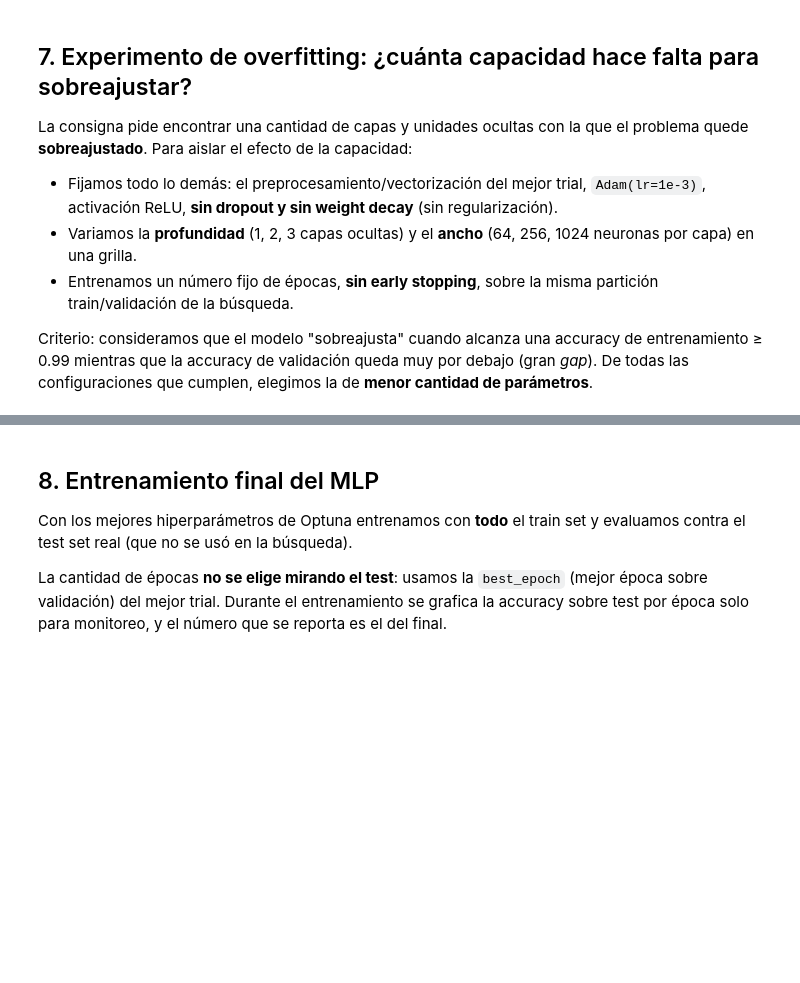
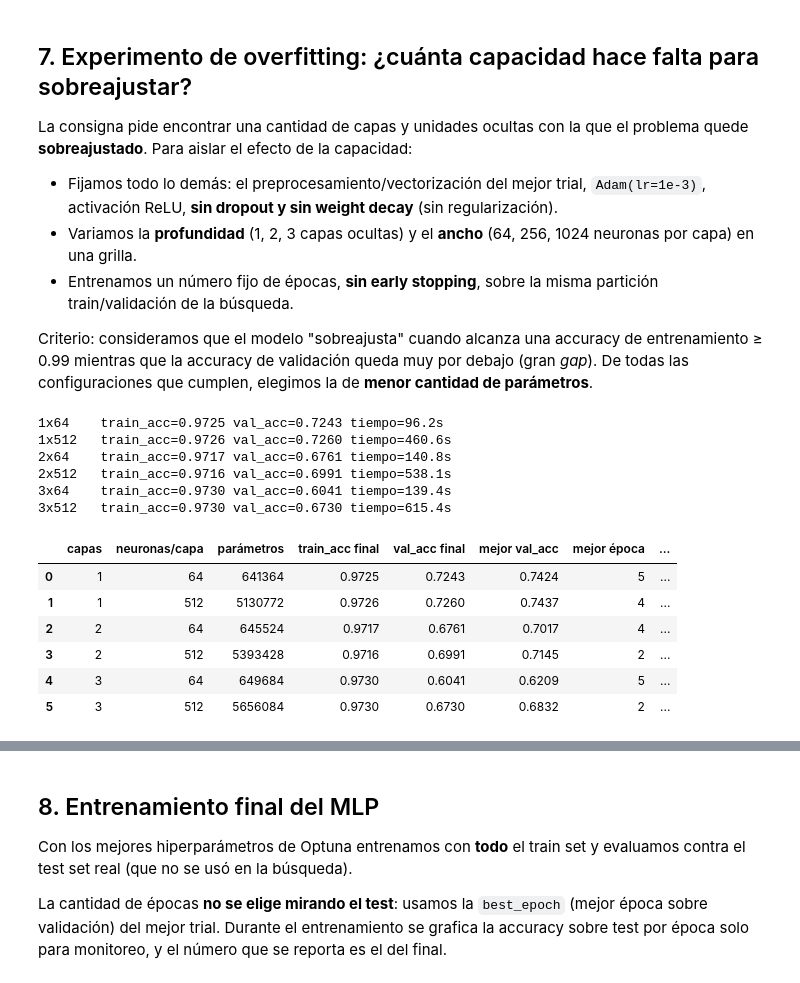
Before and after one commit to egallardo16/TP2-MLP, a Jupyter notebook: 02_MLP_20Newsgroups.ipynb, the cells around one changed output, grey strips where cells are left out. Drawn from its saved outputs; the diff is of its cells as text; code cells hidden in the pictures; blank space fills up the shorter version.

```diff
--- a/02_MLP_20Newsgroups.ipynb
+++ b/02_MLP_20Newsgroups.ipynb
@@ -575,9 +596,9 @@ La consigna pide encontrar una cantidad de capas y unidades ocultas con la que e
 
 Criterio: consideramos que el modelo "sobreajusta" cuando alcanza una accuracy de entrenamiento ≥ 0.99 mientras que la accuracy de validación queda muy por debajo (gran *gap*). De todas las configuraciones que cumplen, elegimos la de **menor cantidad de parámetros**.
 # %%
-OVERFIT_EPOCHS = 30
+OVERFIT_EPOCHS = 20
 OVERFIT_DEPTHS = [1, 2, 3]
-OVERFIT_WIDTHS = [64, 256, 1024]
+OVERFIT_WIDTHS = [64, 512]
 OVERFIT_TRAIN_ACC = 0.99
 
 bp = study_mlp.best_params
@@ -585,33 +606,47 @@ X_tr_of, X_val_of = get_search_features(bp["remove_stopwords"], bp["normalizatio
                                         ngram_tuple(bp["ngram_range"]), bp["max_features"], bp["min_df"])
 train_loader_of, val_loader_of = make_loaders(X_tr_of, y_search_tr, X_val_of, y_search_val, batch_size=64)
 
 overfit_rows, overfit_hist = [], {}
 for depth in OVERFIT_DEPTHS:
     for width in OVERFIT_WIDTHS:
         set_seed(SEED)
         model_of = MLP(X_tr_of.shape[1], NUM_CLASSES, hidden_units=(width,) * depth, activation="relu", dropout=0.0)
         opt_of = optim.Adam(model_of.parameters(), lr=1e-3)
         with mlflow.start_run(run_name=f"overfit_{depth}x{width}"):
             mlflow.log_params({"depth": depth, "width": width, "epochs": OVERFIT_EPOCHS, "lr": 1e-3,
                                "n_params": count_params(model_of)})
             h = train_model(model_of, train_loader_of, val_loader_of, opt_of, OVERFIT_EPOCHS,
                             run_name=f"{depth}x{width}", patience=None, verbose=False)
         overfit_hist[(depth, width)] = h
         reached = [i + 1 for i, a in enumerate(h["train_acc"]) if a >= OVERFIT_TRAIN_ACC]
         overfit_rows.append({
             "capas": depth, "neuronas/capa": width, "parámetros": count_params(model_of),
             "train_acc final": h["final_train_acc"], "val_acc final": h["final_val_acc"],
             "mejor val_acc": h["best_val_acc"], "mejor época": h["best_epoch"],
             "gap (train - val)": h["final_train_acc"] - h["final_val_acc"],
             "época con train≥0.99": reached[0] if reached else None,
             "val_loss mín → final": f"{min(h['val_loss']):.3f} → {h['val_loss'][-1]:.3f}",
             "tiempo (s)": h["train_time"],
         })
         print(f"{depth}x{width:<5d} train_acc={h['final_train_acc']:.4f} val_acc={h['final_val_acc']:.4f} "
               f"tiempo={h['train_time']:.1f}s")
 
 df_overfit = pd.DataFrame(overfit_rows)
 df_overfit.round(4)
+# %% [output]
+1x64    train_acc=0.9725 val_acc=0.7243 tiempo=96.2s
+1x512   train_acc=0.9726 val_acc=0.7260 tiempo=460.6s
+2x64    train_acc=0.9717 val_acc=0.6761 tiempo=140.8s
+2x512   train_acc=0.9716 val_acc=0.6991 tiempo=538.1s
+3x64    train_acc=0.9730 val_acc=0.6041 tiempo=139.4s
+3x512   train_acc=0.9730 val_acc=0.6730 tiempo=615.4s
+|  | capas | neuronas/capa | parámetros | train_acc final | val_acc final | mejor val_acc | mejor época | ... |
+| 0 | 1 | 64 | 641364 | 0.9725 | 0.7243 | 0.7424 | 5 | ... |
+| 1 | 1 | 512 | 5130772 | 0.9726 | 0.7260 | 0.7437 | 4 | ... |
+| 2 | 2 | 64 | 645524 | 0.9717 | 0.6761 | 0.7017 | 4 | ... |
+| 3 | 2 | 512 | 5393428 | 0.9716 | 0.6991 | 0.7145 | 2 | ... |
+| 4 | 3 | 64 | 649684 | 0.9730 | 0.6041 | 0.6209 | 5 | ... |
+| 5 | 3 | 512 | 5656084 | 0.9730 | 0.6730 | 0.6832 | 2 | ... |
 # %%
 ok = df_overfit[df_overfit["train_acc final"] >= OVERFIT_TRAIN_ACC].sort_values("parámetros")
 if len(ok):
```
Also changed, not shown: parts of 15 cells of this notebook.
